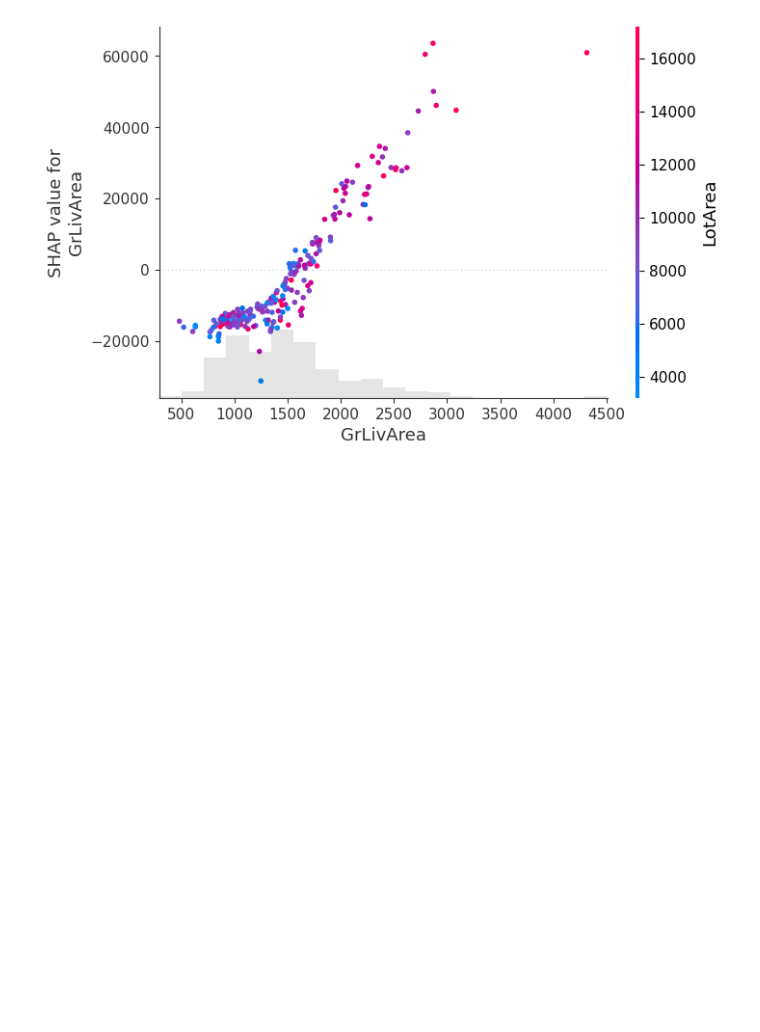
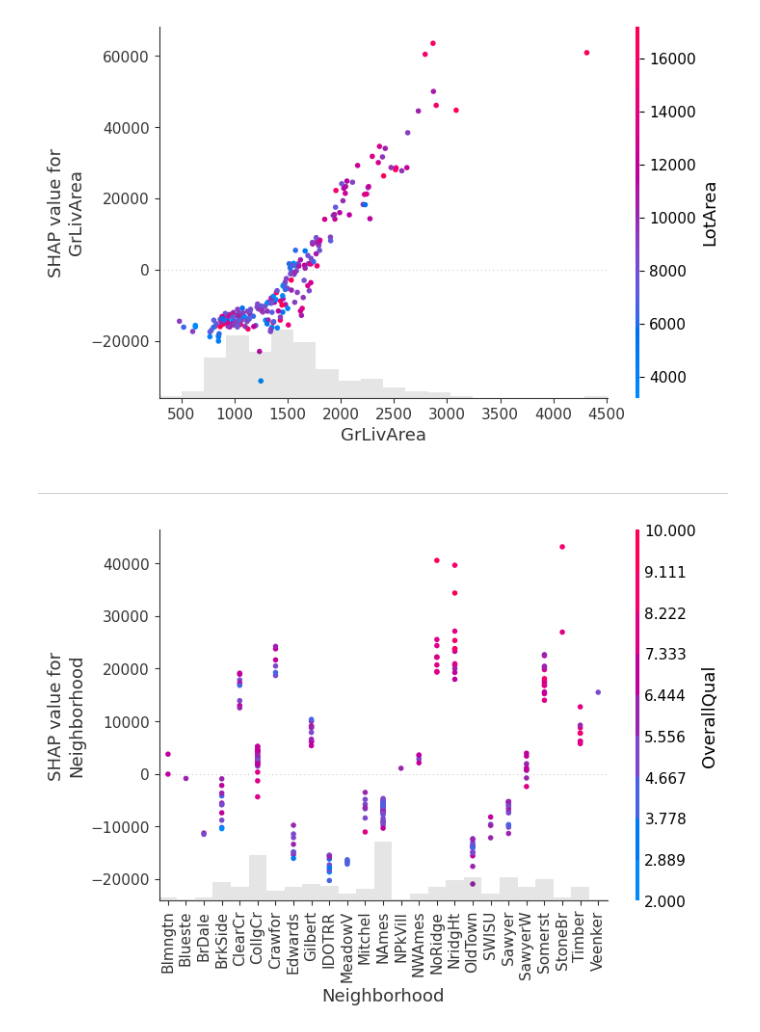
Before and after one commit to Asil-Azimjonov/housing-price-xai, a Jupyter notebook: housing_price_pred.ipynb, the cells around one changed output. Drawn from its saved outputs; the diff is of its cells as text; code cells hidden in the pictures; blank space fills up the shorter version.

```diff
--- a/housing_price_pred.ipynb
+++ b/housing_price_pred.ipynb
@@ -187,7 +164,7 @@ xgb_random_search = RandomizedSearchCV(
     n_iter=50,
     scoring='neg_mean_absolute_error',
     cv=5,
-    verbose=2,
+    verbose=0,
     random_state=42,
     n_jobs=-1
 )
@@ -395,3 +358,9 @@ The following SHAP scatter plot shows how the SHAP values for GrLivArea (above o
 shap.plots.scatter(shap_values[:,"GrLivArea"], color = shap_values[:,"LotArea"])
 # %% [output]
 [figure]
+# %% [markdown]
+---
+# %%
+shap.plots.scatter(shap_values[:,"Neighborhood"], color = shap_values[:,"OverallQual"])
+# %% [output]
+[figure, added]
```
Also changed, not shown: parts of 8 cells of this notebook.
